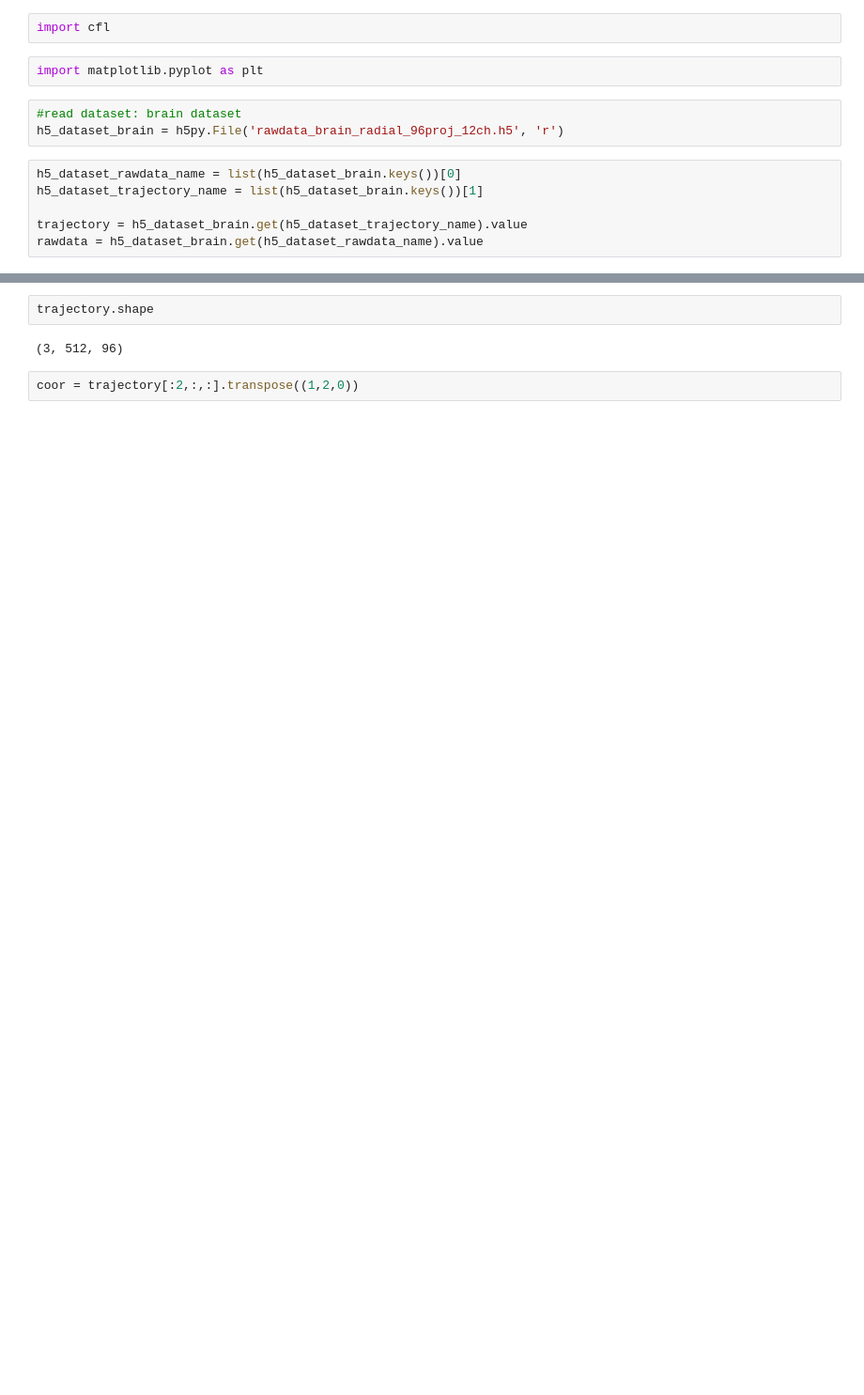
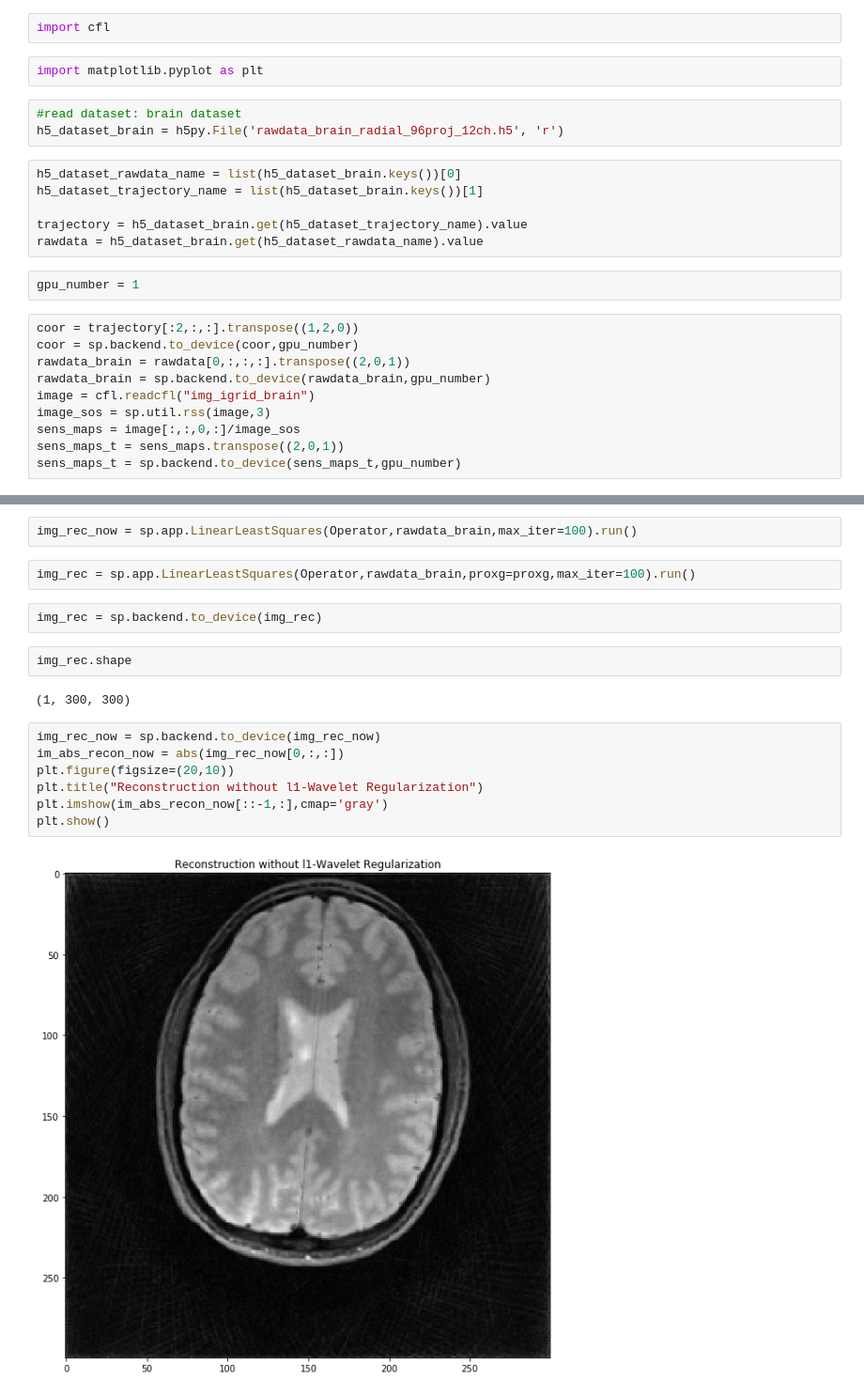
Before and after one commit to KeWang0622/rrsg_challenge_sigpy, a Jupyter notebook: rrsg_challenge/rrsg_challenge.ipynb, the cells around one changed output, grey strips where cells are left out. Shown at 94% size. Saved outputs shown, nothing was run; the diff lists cells and outputs as text; blank space fills up the shorter version.

Commit message:
finish the script to do recon directly

```diff
--- a/rrsg_challenge/rrsg_challenge.ipynb
+++ b/rrsg_challenge/rrsg_challenge.ipynb
@@ -18,3 +18,15 @@ h5_dataset_trajectory_name = list(h5_dataset_brain.keys())[1]
 
 trajectory = h5_dataset_brain.get(h5_dataset_trajectory_name).value
 rawdata = h5_dataset_brain.get(h5_dataset_rawdata_name).value
+# %%
+gpu_number = 1
+# %%
+coor = trajectory[:2,:,:].transpose((1,2,0))
+coor = sp.backend.to_device(coor,gpu_number)
+rawdata_brain = rawdata[0,:,:,:].transpose((2,0,1))
+rawdata_brain = sp.backend.to_device(rawdata_brain,gpu_number)
+image = cfl.readcfl("img_igrid_brain")
+image_sos = sp.util.rss(image,3)
+sens_maps = image[:,:,0,:]/image_sos
+sens_maps_t = sens_maps.transpose((2,0,1))
+sens_maps_t = sp.backend.to_device(sens_maps_t,gpu_number)
@@ -21,6 +41,19 @@ rawdata = h5_dataset_brain.get(h5_dataset_rawdata_name).value
+# %%
+img_rec_now = sp.app.LinearLeastSquares(Operator,rawdata_brain,max_iter=100).run()
+# %%
+img_rec = sp.app.LinearLeastSquares(Operator,rawdata_brain,proxg=proxg,max_iter=100).run()
+# %%
+img_rec = sp.backend.to_device(img_rec)
 # %%
-trajectory.shape
+img_rec.shape
 # %% [output]
-(3, 512, 96)
+(1, 300, 300)
-# %%
-coor = trajectory[:2,:,:].transpose((1,2,0))
+# %%
+img_rec_now = sp.backend.to_device(img_rec_now)
+im_abs_recon_now = abs(img_rec_now[0,:,:])
+plt.figure(figsize=(20,10))
+plt.title("Reconstruction without l1-Wavelet Regularization")
+plt.imshow(im_abs_recon_now[::-1,:],cmap='gray')
+plt.show()
+# %% [output]
+[figure, added]
```
Also changed, not shown: parts of 25 cells of this notebook, 1 other file.
